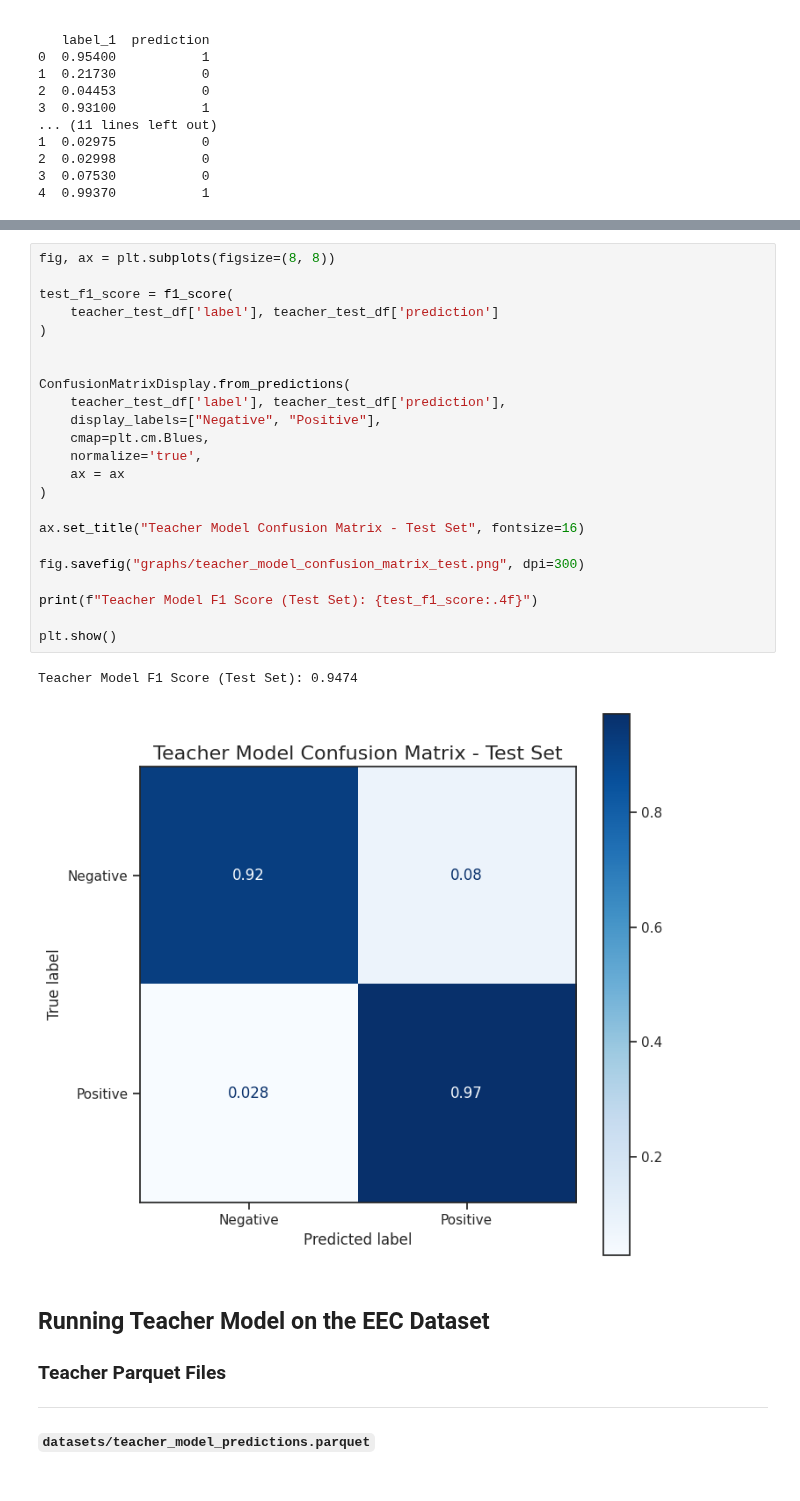
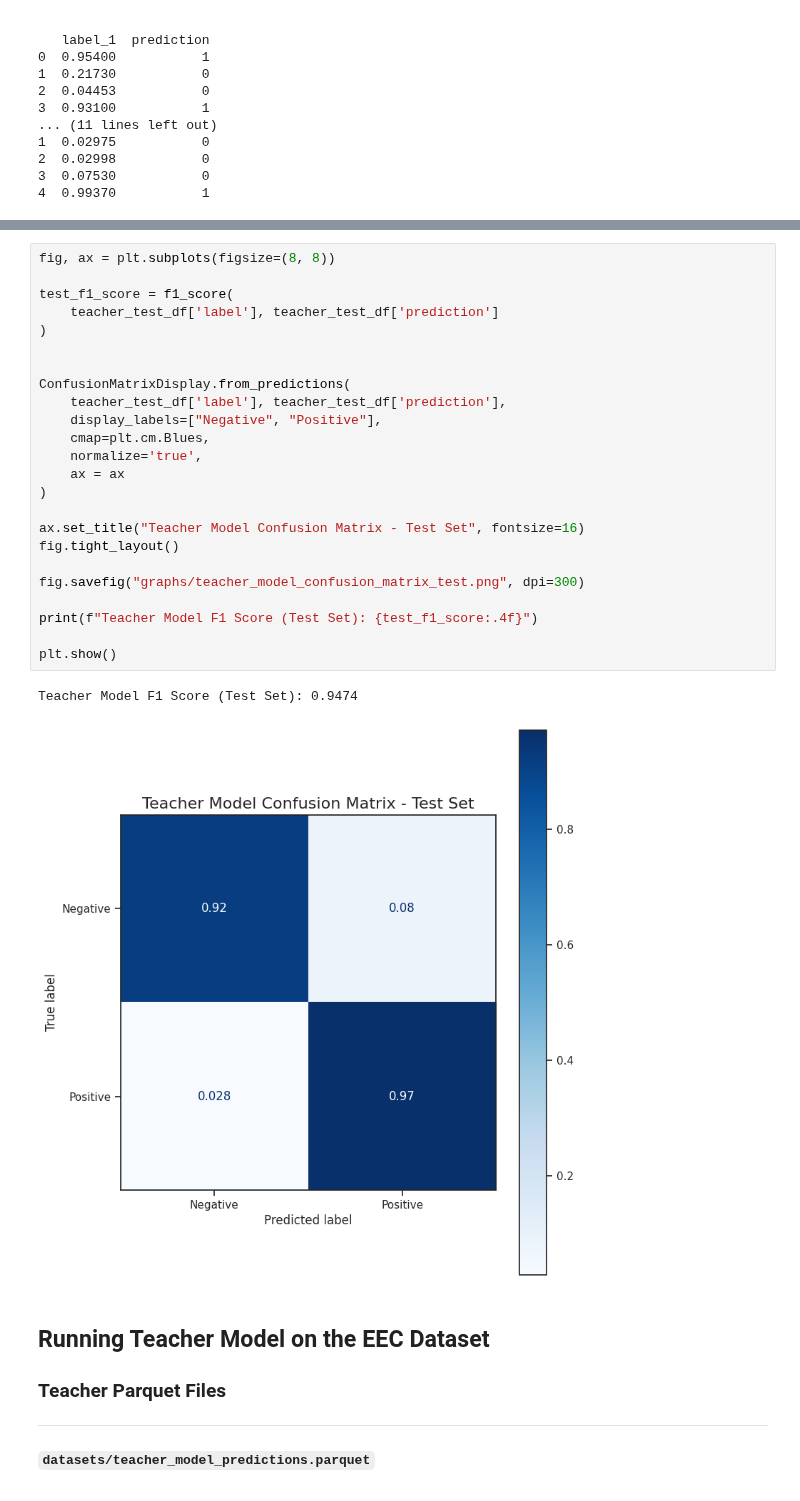
Before and after one commit to CharlesC03/NLP_Final_Project, a Jupyter notebook: analysis/teacher_analysis.ipynb, the cells around one changed output, grey strips where cells are left out. Drawn from its saved outputs; the diff is of its cells as text.

```diff
--- a/analysis/teacher_analysis.ipynb
+++ b/analysis/teacher_analysis.ipynb
@@ -202,29 +204,30 @@ Teacher Model F1 Score (Train Set): 0.9416
 # %%
 fig, ax = plt.subplots(figsize=(8, 8))
 
 test_f1_score = f1_score(
     teacher_test_df['label'], teacher_test_df['prediction']
 )
 
 
 ConfusionMatrixDisplay.from_predictions(
     teacher_test_df['label'], teacher_test_df['prediction'],
     display_labels=["Negative", "Positive"],
     cmap=plt.cm.Blues,
     normalize='true',
     ax = ax
 )
 
 ax.set_title("Teacher Model Confusion Matrix - Test Set", fontsize=16)
+fig.tight_layout()
 
 fig.savefig("graphs/teacher_model_confusion_matrix_test.png", dpi=300)
 
 print(f"Teacher Model F1 Score (Test Set): {test_f1_score:.4f}")
 
 plt.show()
 # %% [output]
 Teacher Model F1 Score (Test Set): 0.9474
-[figure, old version]
+[figure, new version]
 # %% [markdown]
 ## Running Teacher Model on the EEC Dataset
 
```
Also changed, not shown: parts of 3 cells of this notebook, 2 other files.
